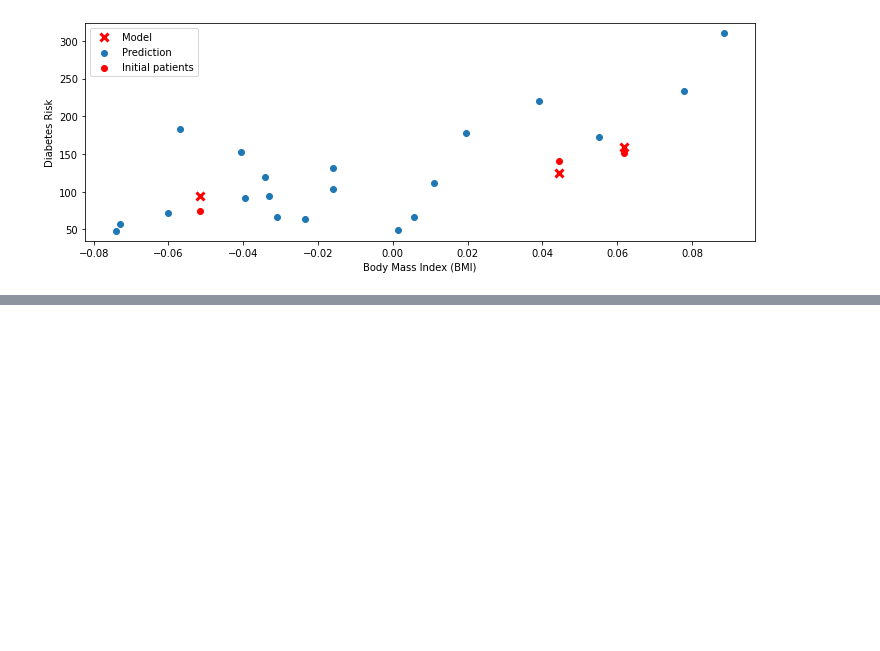
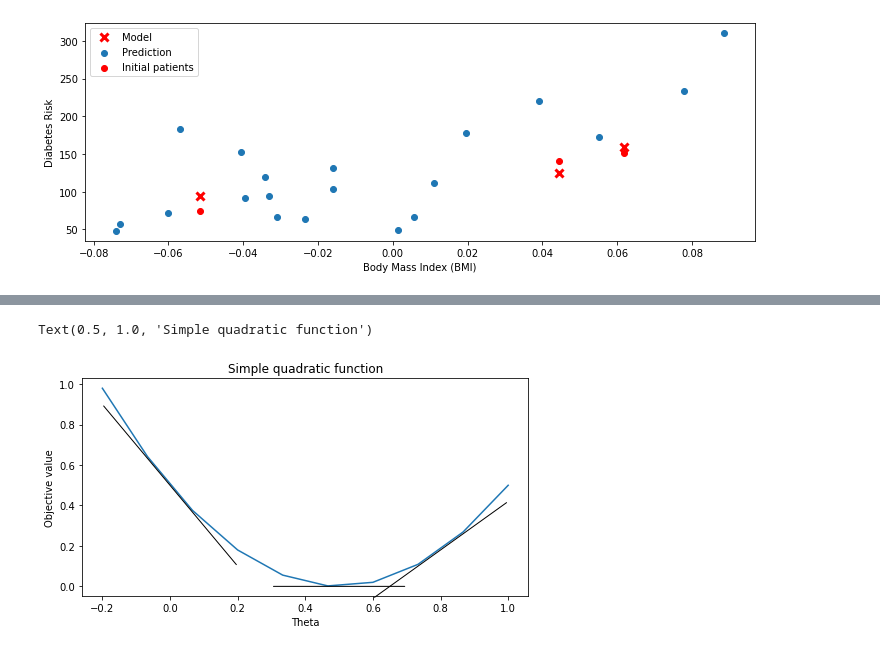
Before and after one commit to ShaunakSen/Data-Science-and-Machine-Learning, a Jupyter notebook: Applied_ML_CS_5785.ipynb, the cells around one changed output, grey strips where cells are left out. Drawn from its saved outputs; the diff is of its cells as text; code cells hidden in the pictures; blank space fills up the shorter version.

```diff
--- a/Applied_ML_CS_5785.ipynb
+++ b/Applied_ML_CS_5785.ipynb
@@ -655,0 +726,15 @@ plt.legend(['Model', 'Prediction', 'Initial patients', 'New patients'])
+# %%
+pts = np.array([[0, 0.5, 0.8]]).reshape((3,1))
+df0s = quadratic_derivative(pts)
+f0s = quadratic_function(pts)
+
+plt.plot(thetas, f_vals)
+for pt, f0, df0 in zip(pts.flatten(), f0s.flatten(), df0s.flatten()):
+    plt.annotate('', xytext=(pt-line_length, f0-line_length*df0), xy=(pt+line_length, f0+line_length*df0),
+             arrowprops={'arrowstyle': '-', 'lw': 1}, va='center', ha='center')
+plt.xlabel('Theta')
+plt.ylabel('Objective value')
+plt.title('Simple quadratic function')
+# %% [output]
+Text(0.5, 1.0, 'Simple quadratic function')
+[figure, added]
```
Also changed, not shown: parts of 36 cells of this notebook.
